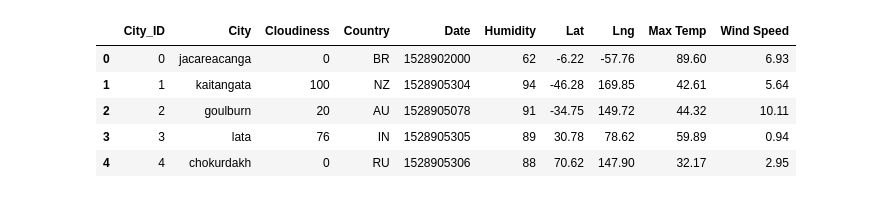
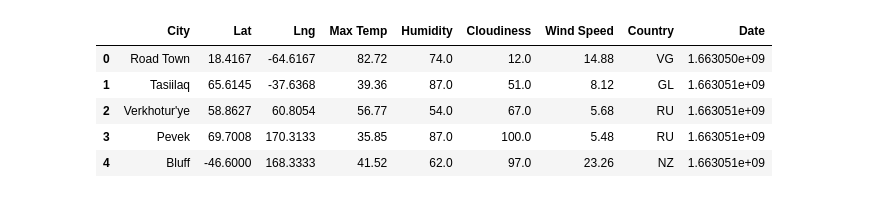
Before and after one commit to vertta/Web-Design-Challenge, a Jupyter notebook: CSVtoHTML.ipynb, the cells around one changed output. Cells and saved outputs as stored; diff of their text form; code cells hidden in the pictures.

```diff
--- a/CSVtoHTML.ipynb
+++ b/CSVtoHTML.ipynb
@@ -3,12 +3,12 @@
 import os
 import pandas as pd
 # %%
-cityData = pd.read_csv('Resources/cities.csv')
+cityData = pd.read_csv('Resources/output_data/cities.csv',index_col=[0])
 cityData.head()
 # %% [output]
-|  | City_ID | City | Cloudiness | Country | Date | Humidity | Lat | Lng | Max Temp | Wind Speed |
-| 0 | 0 | jacareacanga | 0 | BR | 1528902000 | 62 | -6.22 | -57.76 | 89.60 | 6.93 |
-| 1 | 1 | kaitangata | 100 | NZ | 1528905304 | 94 | -46.28 | 169.85 | 42.61 | 5.64 |
-| 2 | 2 | goulburn | 20 | AU | 1528905078 | 91 | -34.75 | 149.72 | 44.32 | 10.11 |
-| 3 | 3 | lata | 76 | IN | 1528905305 | 89 | 30.78 | 78.62 | 59.89 | 0.94 |
-| 4 | 4 | chokurdakh | 0 | RU | 1528905306 | 88 | 70.62 | 147.90 | 32.17 | 2.95 |
+|  | City | Lat | Lng | Max Temp | Humidity | Cloudiness | Wind Speed | Country | Date |
+| 0 | Road Town | 18.4167 | -64.6167 | 82.72 | 74.0 | 12.0 | 14.88 | VG | 1.663050e+09 |
+| 1 | Tasiilaq | 65.6145 | -37.6368 | 39.36 | 87.0 | 51.0 | 8.12 | GL | 1.663051e+09 |
+| 2 | Verkhotur'ye | 58.8627 | 60.8054 | 56.77 | 54.0 | 67.0 | 5.68 | RU | 1.663051e+09 |
+| 3 | Pevek | 69.7008 | 170.3133 | 35.85 | 87.0 | 100.0 | 5.48 | RU | 1.663051e+09 |
+| 4 | Bluff | -46.6000 | 168.3333 | 41.52 | 62.0 | 97.0 | 23.26 | NZ | 1.663051e+09 |
```
Also changed, not shown: parts of 5 cells of this notebook, 17 other files.
